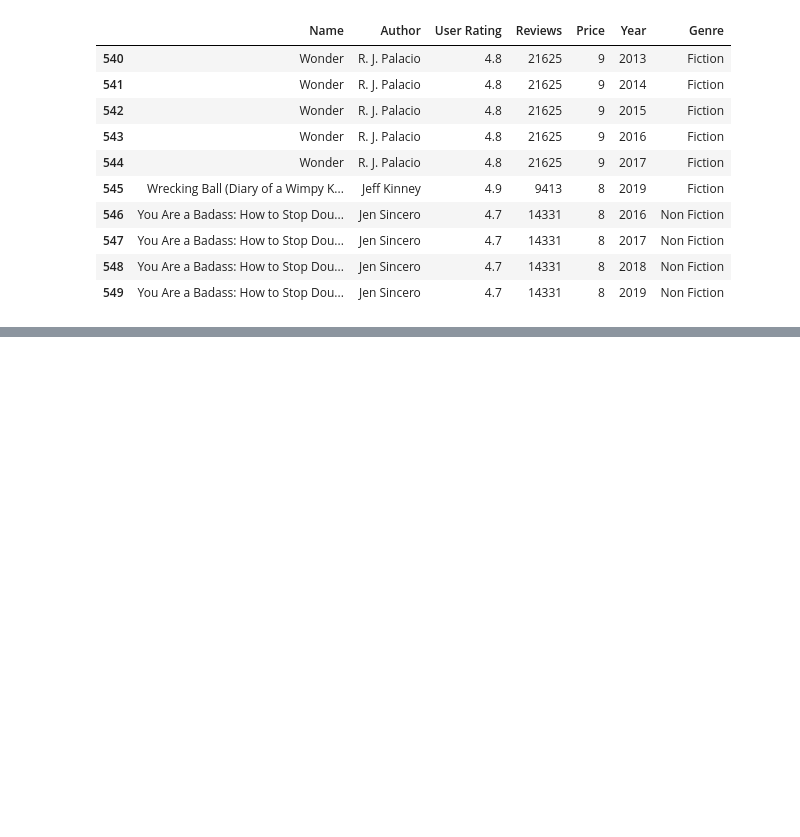
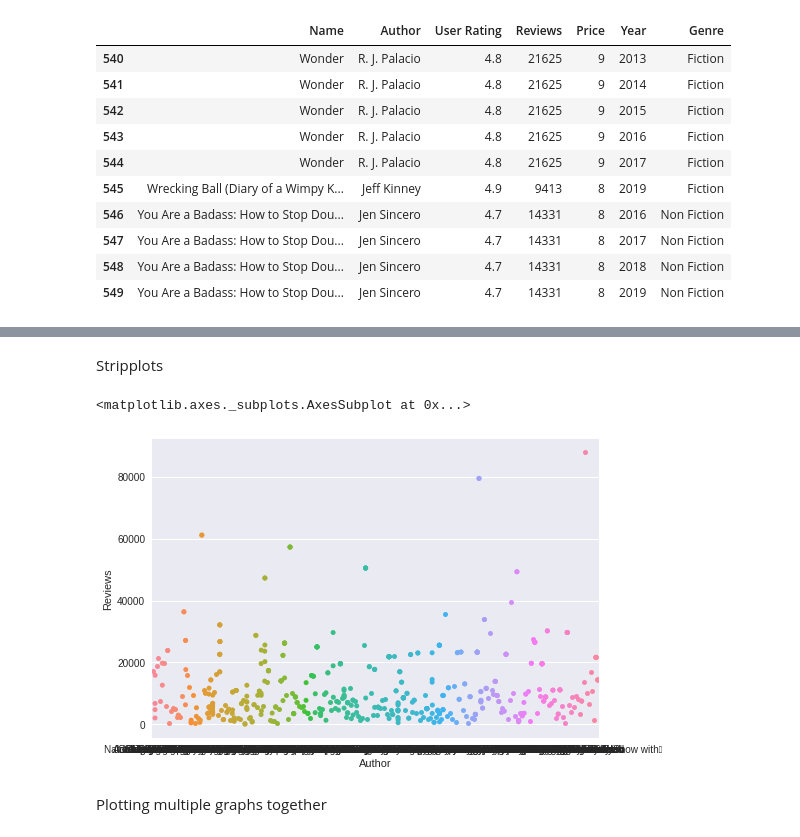
Before and after one commit to sejallotliker/MLnow_2.0, a Jupyter notebook: Univariate_linear_regression_Assignment_.ipynb, the cells around one changed output, grey strips where cells are left out. Drawn from its saved outputs; the diff is of its cells as text; code cells hidden in the pictures; blank space fills up the shorter version.

```diff
--- a/Univariate_linear_regression_Assignment_.ipynb
+++ b/Univariate_linear_regression_Assignment_.ipynb
@@ -54,0 +126,9 @@ my_data.tail(10)
+# %% [markdown]
+Stripplots
+# %%
+sns.stripplot(y='Reviews', x='Author', data= my_data)
+# %% [output]
+<matplotlib.axes._subplots.AxesSubplot at 0x...>
+[figure, added]
+# %% [markdown]
+Plotting multiple graphs together
```
Also changed, not shown: parts of 12 cells of this notebook.
